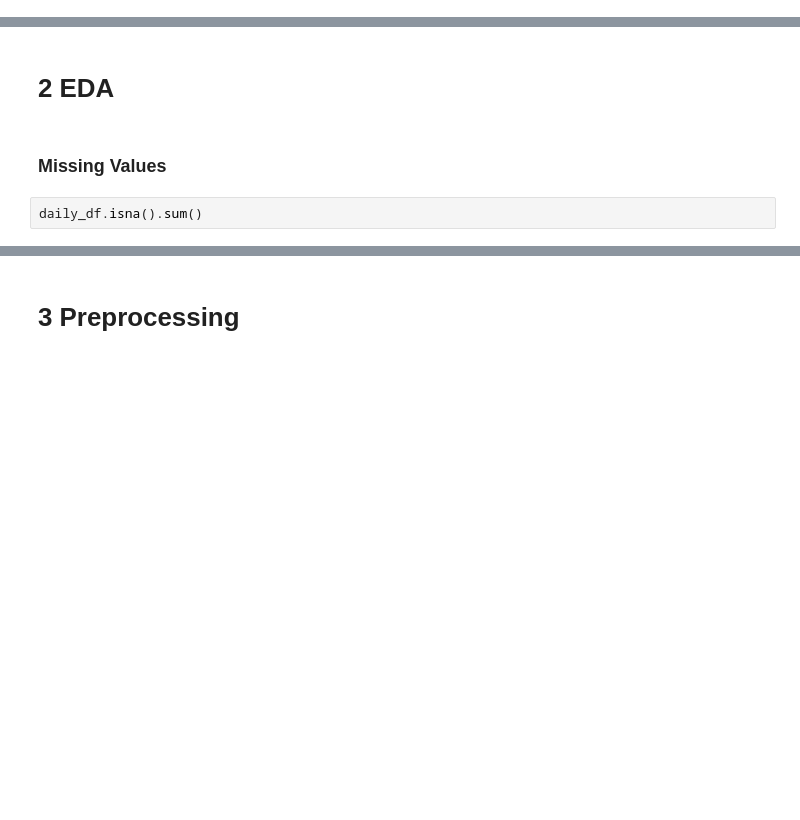
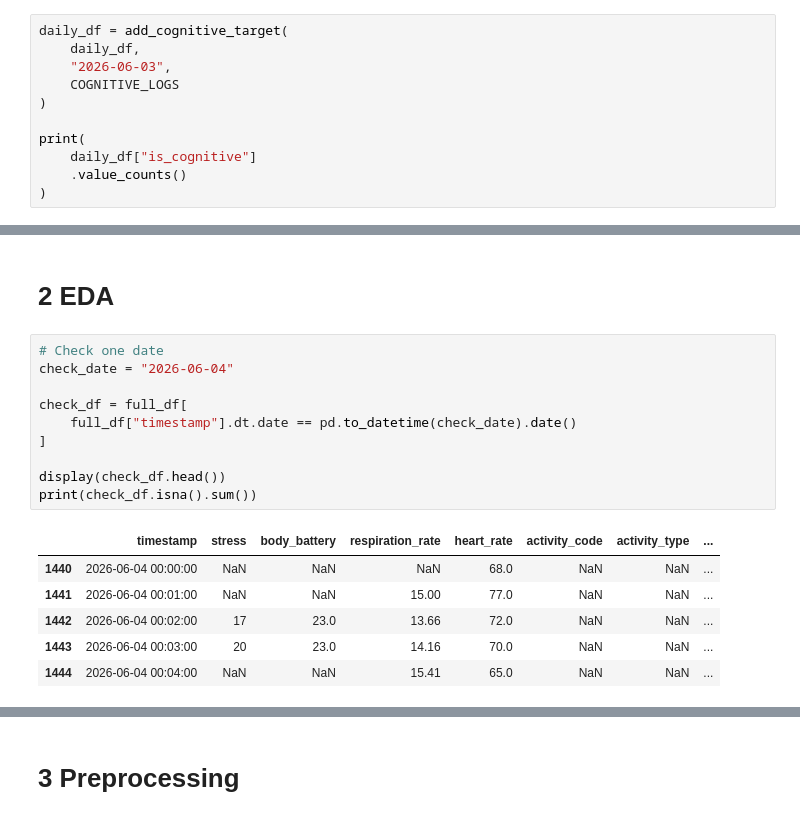
Before and after one commit to Xenoxort/ML4QS, a Jupyter notebook: notebooks/00_data_exportation.ipynb, the cells around one changed output, grey strips where cells are left out. Saved outputs shown, nothing was run; the diff lists cells and outputs as text; blank space fills up the shorter version.

```diff
--- a/notebooks/00_data_exportation.ipynb
+++ b/notebooks/00_data_exportation.ipynb
@@ -602,0 +818,11 @@ Date range:
+# %%
+daily_df = add_cognitive_target(
+    daily_df,
+    "2026-06-03",
+    COGNITIVE_LOGS
+)
+
+print(
+    daily_df["is_cognitive"]
+    .value_counts()
+)
@@ -759,7 +1047,19 @@ dtype: int64
 # %% [markdown]
 # 2 EDA
-# %% [markdown]
-### Missing Values
 # %%
-daily_df.isna().sum()
+# Check one date
+check_date = "2026-06-04"
+
+check_df = full_df[
+    full_df["timestamp"].dt.date == pd.to_datetime(check_date).date()
+]
+
+display(check_df.head())
+print(check_df.isna().sum())
 # %% [output]
+|  | timestamp | stress | body_battery | respiration_rate | heart_rate | activity_code | activity_type | ... |
+| 1440 | 2026-06-04 00:00:00 | NaN | NaN | NaN | 68.0 | NaN | NaN | ... |
+| 1441 | 2026-06-04 00:01:00 | NaN | NaN | 15.00 | 77.0 | NaN | NaN | ... |
+| 1442 | 2026-06-04 00:02:00 | 17 | 23.0 | 13.66 | 72.0 | NaN | NaN | ... |
+| 1443 | 2026-06-04 00:03:00 | 20 | 23.0 | 14.16 | 70.0 | NaN | NaN | ... |
+| 1444 | 2026-06-04 00:04:00 | NaN | NaN | 15.41 | 65.0 | NaN | NaN | ... |
```
Also changed, not shown: parts of 26 cells of this notebook, 17 other files.
